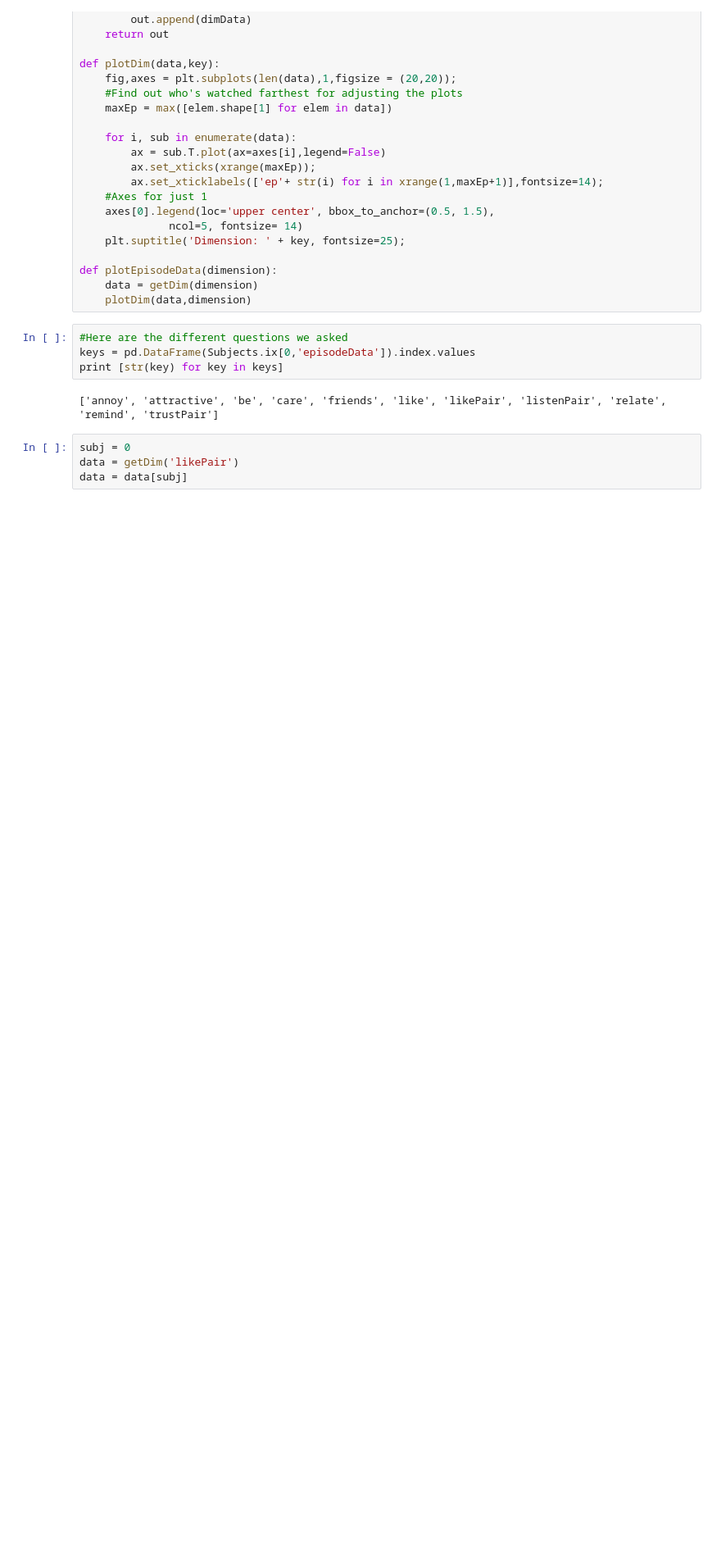
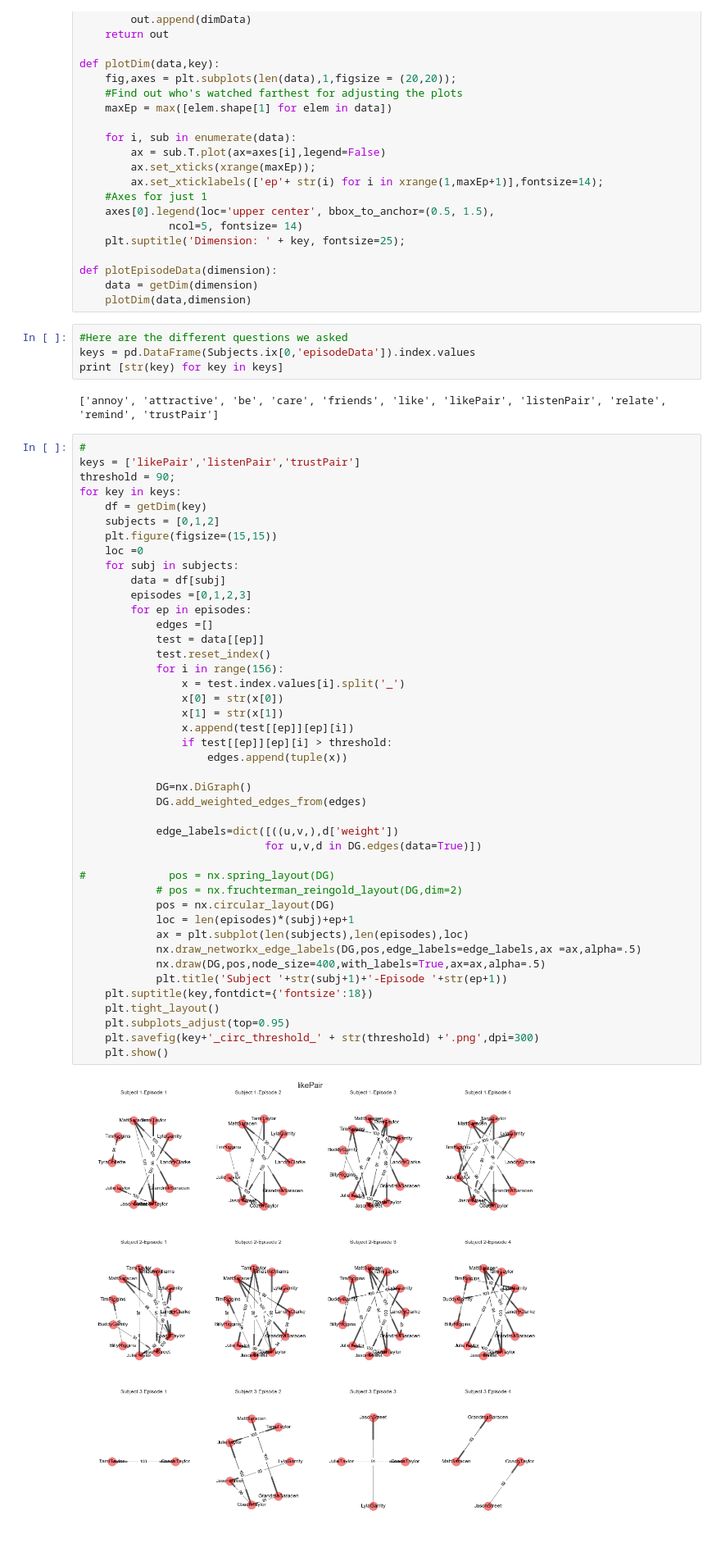
Before and after one commit to ljchang/psyc63, a Jupyter notebook: Notebooks/SocialNetworkAnalysis.ipynb, the cells around one changed output. Shown at 82% size. Cells and saved outputs as stored; diff of their text form; blank space fills up the shorter version.

Commit message:
network!

```diff
--- a/Notebooks/SocialNetworkAnalysis.ipynb
+++ b/Notebooks/SocialNetworkAnalysis.ipynb
@@ -64,7 +68,48 @@ keys = pd.DataFrame(Subjects.ix[0,'episodeData']).index.values
 print [str(key) for key in keys]
 # %% [output]
 ['annoy', 'attractive', 'be', 'care', 'friends', 'like', 'likePair', 'listenPair', 'relate', 'remind', 'trustPair']
-# %%
-subj = 0
-data = getDim('likePair')
-data = data[subj]
+# %%
+#
+keys = ['likePair','listenPair','trustPair']
+threshold = 90;
+for key in keys:
+    df = getDim(key)
+    subjects = [0,1,2]
+    plt.figure(figsize=(15,15))
+    loc =0
+    for subj in subjects:
+        data = df[subj]
+        episodes =[0,1,2,3]
+        for ep in episodes:
+            edges =[]
+            test = data[[ep]]
+            test.reset_index()
+            for i in range(156):
+                x = test.index.values[i].split('_')
+                x[0] = str(x[0])
+                x[1] = str(x[1])
+                x.append(test[[ep]][ep][i])
+                if test[[ep]][ep][i] > threshold:
+                    edges.append(tuple(x))
+
+            DG=nx.DiGraph()
+            DG.add_weighted_edges_from(edges)
+
+            edge_labels=dict([((u,v,),d['weight'])
+                             for u,v,d in DG.edges(data=True)])
+
+#             pos = nx.spring_layout(DG)
+            # pos = nx.fruchterman_reingold_layout(DG,dim=2)
+            pos = nx.circular_layout(DG)
+            loc = len(episodes)*(subj)+ep+1
+            ax = plt.subplot(len(subjects),len(episodes),loc)
+            nx.draw_networkx_edge_labels(DG,pos,edge_labels=edge_labels,ax =ax,alpha=.5)
+            nx.draw(DG,pos,node_size=400,with_labels=True,ax=ax,alpha=.5)
+            plt.title('Subject '+str(subj+1)+'-Episode '+str(ep+1))
+    plt.suptitle(key,fontdict={'fontsize':18})
+    plt.tight_layout()
+    plt.subplots_adjust(top=0.95)
+    plt.savefig(key+'_circ_threshold_' + str(threshold) +'.png',dpi=300)
+    plt.show()
+# %% [output]
+[figure, added]
```
Also changed, not shown: parts of 19 cells of this notebook, 1 other file.
